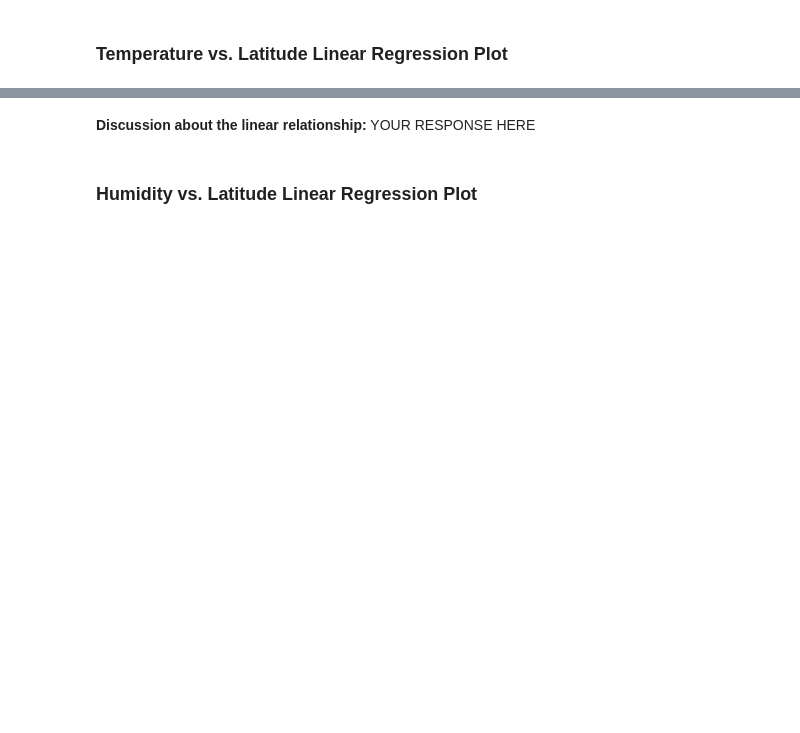
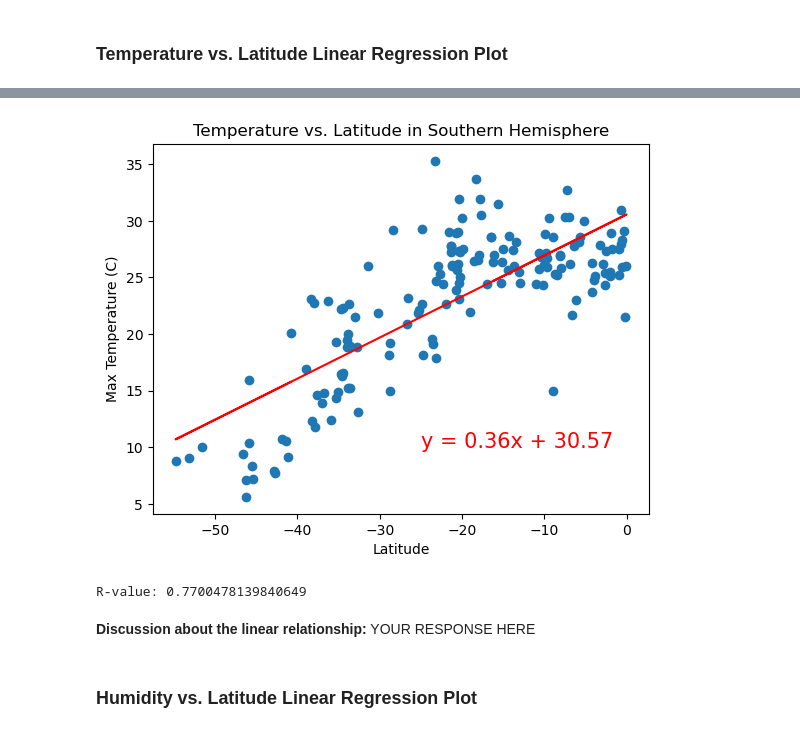
Before and after one commit to mike2463/python-api-challenge, a Jupyter notebook: WeatherPy.ipynb, the cells around one changed output, grey strips where cells are left out. Cells and saved outputs as stored; diff of their text form; code cells hidden in the pictures; blank space fills up the shorter version.

```diff
--- a/WeatherPy.ipynb
+++ b/WeatherPy.ipynb
@@ -320,3 +328,13 @@ The r-value is: 0.4121057168607245
+# %%
+# Linear regression on Southern Hemisphere
+x_values = southern_hemi_df['Lat']
+y_values = southern_hemi_df['Max Temp']
+plt.xlabel('Latitude')
+plt.ylabel('Max Temperature (C)')
+lregress(x_values,y_values, 'Temperature vs. Latitude in Southern Hemisphere', (-25,10))
+# %% [output]
+[figure, added]
+R-value: 0.7700478139840649
 # %% [markdown]
 **Discussion about the linear relationship:** YOUR RESPONSE HERE
 # %% [markdown]
```
Also changed, not shown: parts of 28 cells of this notebook, 5 other files.
